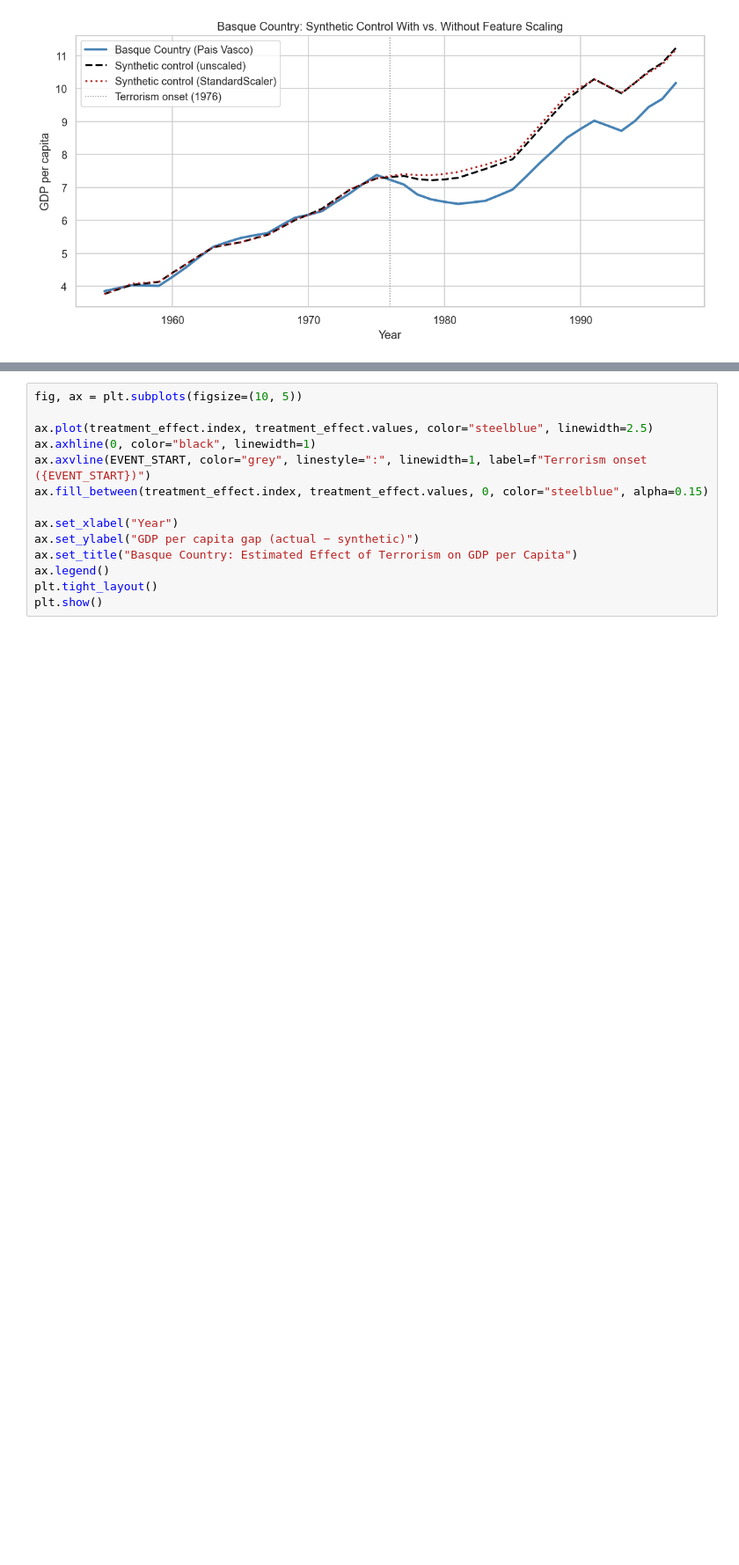
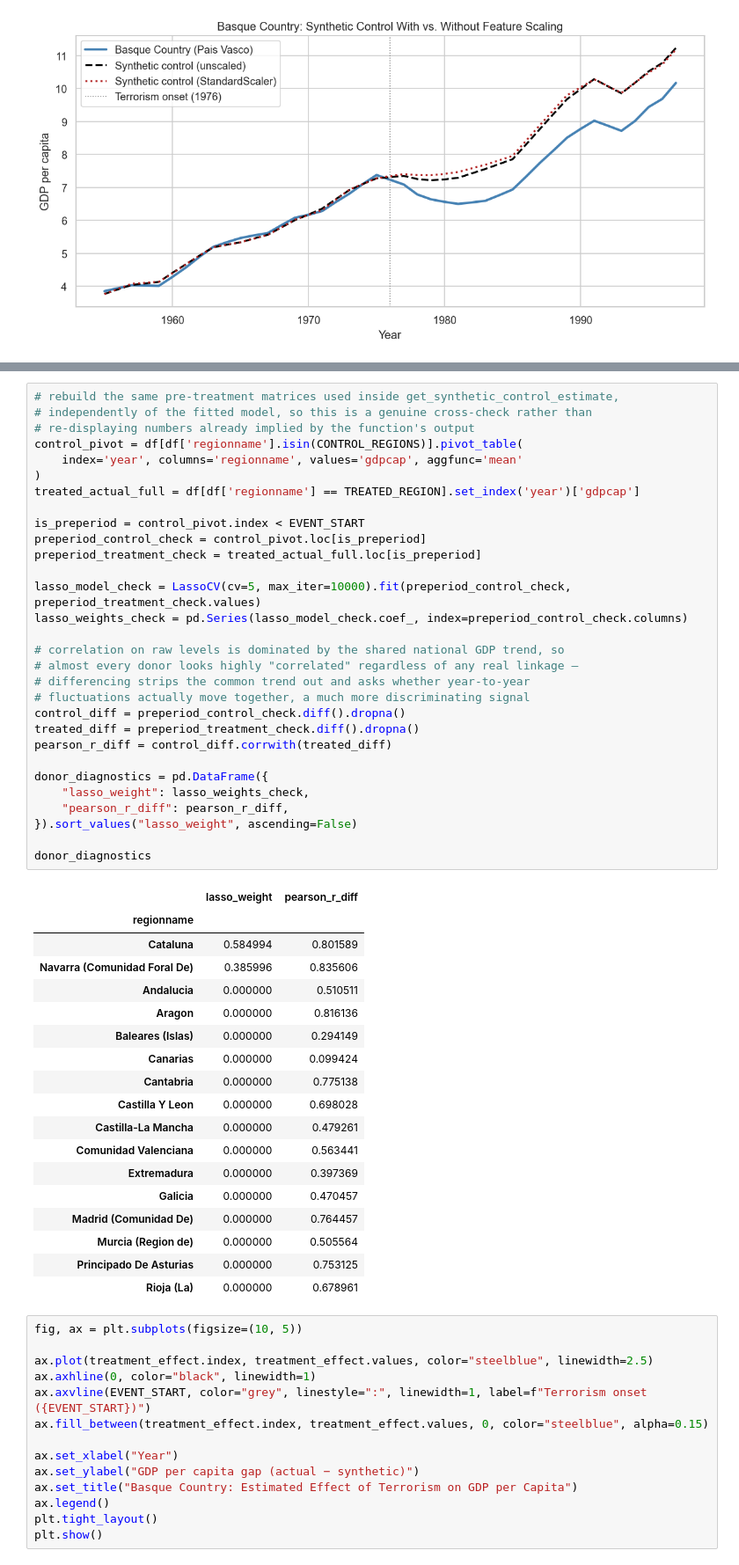
Before and after one commit to stringer-data/causal-inference-training, a Jupyter notebook: projects/05_synthetic_control/basque_terrorism/notebooks/01_ingest.ipynb, the cells around one changed output, grey strips where cells are left out. Shown at 88% size. Saved outputs shown, nothing was run; the diff lists cells and outputs as text; blank space fills up the shorter version.

```diff
--- a/projects/05_synthetic_control/basque_terrorism/notebooks/01_ingest.ipynb
+++ b/projects/05_synthetic_control/basque_terrorism/notebooks/01_ingest.ipynb
@@ -145,3 +157,52 @@ plt.show()
+# %%
+# rebuild the same pre-treatment matrices used inside get_synthetic_control_estimate,
+# independently of the fitted model, so this is a genuine cross-check rather than
+# re-displaying numbers already implied by the function's output
+control_pivot = df[df['regionname'].isin(CONTROL_REGIONS)].pivot_table(
+    index='year', columns='regionname', values='gdpcap', aggfunc='mean'
+)
+treated_actual_full = df[df['regionname'] == TREATED_REGION].set_index('year')['gdpcap']
+
+is_preperiod = control_pivot.index < EVENT_START
+preperiod_control_check = control_pivot.loc[is_preperiod]
+preperiod_treatment_check = treated_actual_full.loc[is_preperiod]
+
+lasso_model_check = LassoCV(cv=5, max_iter=10000).fit(preperiod_control_check, preperiod_treatment_check.values)
+lasso_weights_check = pd.Series(lasso_model_check.coef_, index=preperiod_control_check.columns)
+
+# correlation on raw levels is dominated by the shared national GDP trend, so
+# almost every donor looks highly "correlated" regardless of any real linkage —
+# differencing strips the common trend out and asks whether year-to-year
+# fluctuations actually move together, a much more discriminating signal
+control_diff = preperiod_control_check.diff().dropna()
+treated_diff = preperiod_treatment_check.diff().dropna()
+pearson_r_diff = control_diff.corrwith(treated_diff)
+
+donor_diagnostics = pd.DataFrame({
+    "lasso_weight": lasso_weights_check,
+    "pearson_r_diff": pearson_r_diff,
+}).sort_values("lasso_weight", ascending=False)
+
+donor_diagnostics
+# %% [output]
+|  | lasso_weight | pearson_r_diff |
+| regionname |  |  |
+| Cataluna | 0.584994 | 0.801589 |
+| Navarra (Comunidad Foral De) | 0.385996 | 0.835606 |
+| Andalucia | 0.000000 | 0.510511 |
+| Aragon | 0.000000 | 0.816136 |
+| Baleares (Islas) | 0.000000 | 0.294149 |
+| Canarias | 0.000000 | 0.099424 |
+| Cantabria | 0.000000 | 0.775138 |
+| Castilla Y Leon | 0.000000 | 0.698028 |
+| Castilla-La Mancha | 0.000000 | 0.479261 |
+| Comunidad Valenciana | 0.000000 | 0.563441 |
+| Extremadura | 0.000000 | 0.397369 |
+| Galicia | 0.000000 | 0.470457 |
+| Madrid (Comunidad De) | 0.000000 | 0.764457 |
+| Murcia (Region de) | 0.000000 | 0.505564 |
+| Principado De Asturias | 0.000000 | 0.753125 |
+| Rioja (La) | 0.000000 | 0.678961 |
 # %%
 fig, ax = plt.subplots(figsize=(10, 5))
 
```
Also changed, not shown: parts of 1 cell of this notebook.
